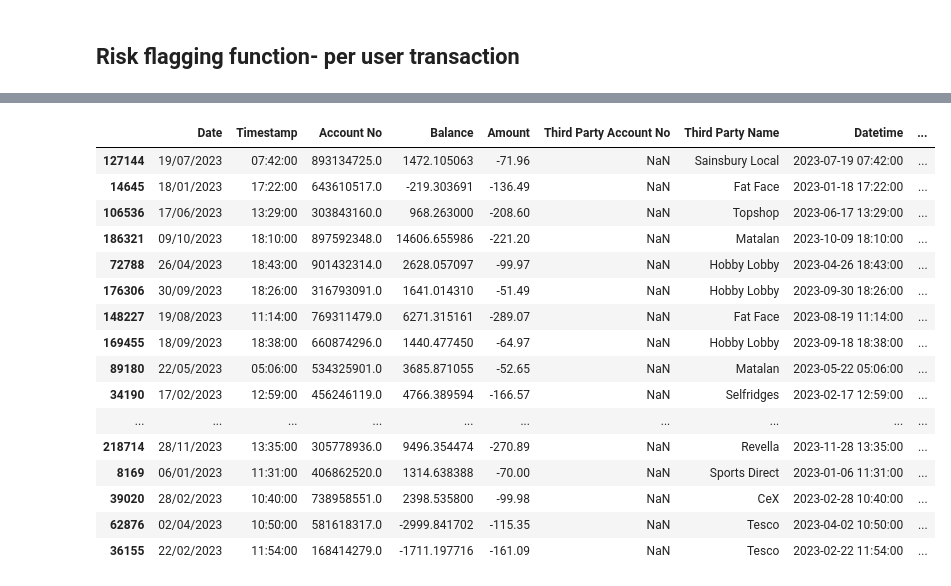
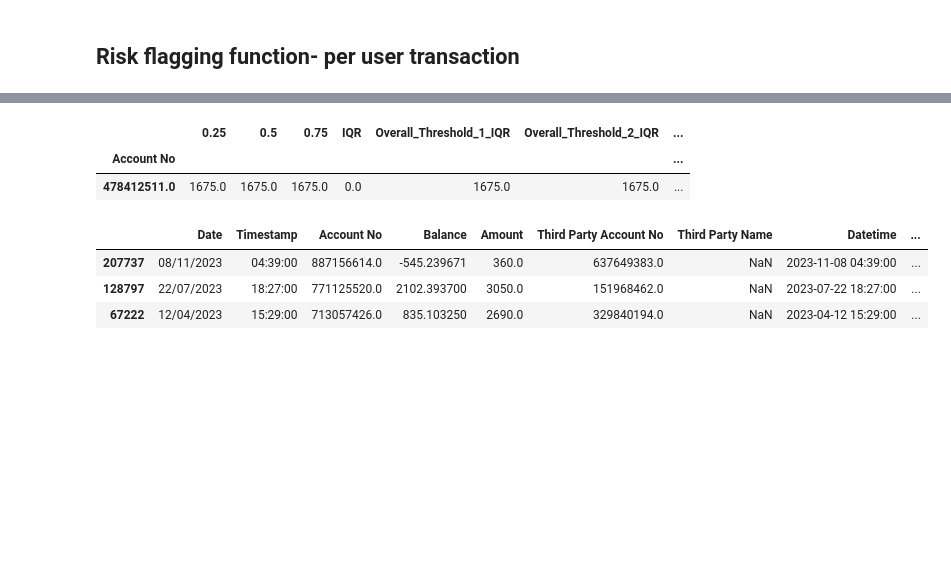
Before and after one commit to UoB-DSMP-2023-24/dsmp-2024-group27, a Jupyter notebook: AnomalyDetection/AnomalyDetection-Dataset2-iteratation.ipynb, the cells around one changed output, grey strips where cells are left out. Drawn from its saved outputs; the diff is of its cells as text; code cells hidden in the pictures; blank space fills up the shorter version.

Commit message:
made some more changes to the anomaly detection model

```diff
--- a/AnomalyDetection/AnomalyDetection-Dataset2-iteratation.ipynb
+++ b/AnomalyDetection/AnomalyDetection-Dataset2-iteratation.ipynb
@@ -242,0 +313,31 @@ anomaly_detection_by_expenditures_df
+# %%
+thresholds_1 = payments_training_df.dropna(subset=['Account No', 'Third Party Account No']).groupby(['Account No', 'Third Party Account No']).apply(lambda group: calculate_thresholds(group, 1.5)).reset_index(name='Threshold_1')
+thresholds_structured_1 = thresholds_1.groupby('Account No').apply(lambda x: dict(zip(x['Third Party Account No'], x['Threshold_1']))).to_dict()
+
+# For Threshold 2 (3 * IQR)
+thresholds_2 = payments_training_df.dropna(subset=['Account No', 'Third Party Account No']).groupby(['Account No', 'Third Party Account No']).apply(lambda group: calculate_thresholds(group, 3)).reset_index(name='Threshold_2')
+thresholds_structured_2 = thresholds_2.groupby('Account No').apply(lambda x: dict(zip(x['Third Party Account No'], x['Threshold_2']))).to_dict()
+
+# For Threshold 3 (5 * IQR)
+thresholds_3 = payments_training_df.dropna(subset=['Account No', 'Third Party Account No']).groupby(['Account No', 'Third Party Account No']).apply(lambda group: calculate_thresholds(group, 5)).reset_index(name='Threshold_3')
+thresholds_structured_3 = thresholds_3.groupby('Account No').apply(lambda x: dict(zip(x['Third Party Account No'], x['Threshold_3']))).to_dict()
+
+anomaly_detection_by_payments_df['Third_Party_Account_Threshold_1'] = anomaly_detection_by_payments_df.index.map(lambda x: thresholds_structured_1.get(x, np.nan))
+anomaly_detection_by_payments_df['Third_Party_Account_Threshold_2'] = anomaly_detection_by_payments_df.index.map(lambda x: thresholds_structured_2.get(x, np.nan))
+anomaly_detection_by_payments_df['Third_Party_Account_Threshold_3'] = anomaly_detection_by_payments_df.index.map(lambda x: thresholds_structured_3.get(x, np.nan))
+# %%
+# For Threshold 1 (1.5 * IQR)
+thresholds_1 = payments_training_df.dropna(subset=['Account No', 'Third Party Name']).groupby(['Account No', 'Third Party Name']).apply(lambda group: calculate_thresholds(group, 1.5)).reset_index(name='Threshold_1')
+thresholds_structured_1 = thresholds_1.groupby('Account No').apply(lambda x: dict(zip(x['Third Party Name'], x['Threshold_1']))).to_dict()
+
+# For Threshold 2 (3 * IQR)
+thresholds_2 = payments_training_df.dropna(subset=['Account No', 'Third Party Name']).groupby(['Account No', 'Third Party Name']).apply(lambda group: calculate_thresholds(group, 3)).reset_index(name='Threshold_2')
+thresholds_structured_2 = thresholds_2.groupby('Account No').apply(lambda x: dict(zip(x['Third Party Name'], x['Threshold_2']))).to_dict()
+
+# For Threshold 3 (5 * IQR)
+thresholds_3 = payments_training_df.dropna(subset=['Account No', 'Third Party Name']).groupby(['Account No', 'Third Party Name']).apply(lambda group: calculate_thresholds(group, 5)).reset_index(name='Threshold_3')
+thresholds_structured_3 = thresholds_3.groupby('Account No').apply(lambda x: dict(zip(x['Third Party Name'], x['Threshold_3']))).to_dict()
+
+anomaly_detection_by_payments_df['Business_Threshold_1'] = anomaly_detection_by_payments_df.index.map(lambda x: thresholds_structured_1.get(x, np.nan))
+anomaly_detection_by_payments_df['Business_Threshold_2'] = anomaly_detection_by_payments_df.index.map(lambda x: thresholds_structured_2.get(x, np.nan))
+anomaly_detection_by_payments_df['Business_Threshold_3'] = anomaly_detection_by_payments_df.index.map(lambda x: thresholds_structured_3.get(x, np.nan))
@@ -242,0 +393,6 @@ anomaly_detection_by_expenditures_df
+# %%
+# Extracting keys from 'transfer_to_accounts_threshold_1_IQR' to create 'user_user_interaction'
+anomaly_detection_by_payments_df['user_user_interaction'] = anomaly_detection_by_payments_df['Third_Party_Account_Threshold_1'].apply(lambda x: list(x.keys()) if isinstance(x, dict) else None)
+
+# Extracting keys from 'industry_threshold_1_IQR' to create 'user_industry_interaction'
+anomaly_detection_by_payments_df['user_business_interaction'] = anomaly_detection_by_payments_df['Business_Threshold_1'].apply(lambda x: list(x.keys()) if isinstance(x, dict) else None)
@@ -389,21 +564,15 @@ low_risk_transactions
+# %%
+account = anomaly_detection_by_payments_df[anomaly_detection_by_payments_df.index == 478412511.0]
+account
+# %% [output]
+|  | 0.25 | 0.5 | 0.75 | IQR | Overall_Threshold_1_IQR | Overall_Threshold_2_IQR | ... |
+| Account No |  |  |  |  |  |  | ... |
+| 478412511.0 | 1675.0 | 1675.0 | 1675.0 | 0.0 | 1675.0 | 1675.0 | ... |
 # %%
-medium_risk_transactions.head(50)
+medium_risk_transactions
 # %% [output]
 |  | Date | Timestamp | Account No | Balance | Amount | Third Party Account No | Third Party Name | Datetime | ... |
-| 127144 | 19/07/2023 | 07:42:00 | 893134725.0 | 1472.105063 | -71.96 | NaN | Sainsbury Local | 2023-07-19 07:42:00 | ... |
-| 14645 | 18/01/2023 | 17:22:00 | 643610517.0 | -219.303691 | -136.49 | NaN | Fat Face | 2023-01-18 17:22:00 | ... |
-| 106536 | 17/06/2023 | 13:29:00 | 303843160.0 | 968.263000 | -208.60 | NaN | Topshop | 2023-06-17 13:29:00 | ... |
-| 186321 | 09/10/2023 | 18:10:00 | 897592348.0 | 14606.655986 | -221.20 | NaN | Matalan | 2023-10-09 18:10:00 | ... |
-| 72788 | 26/04/2023 | 18:43:00 | 901432314.0 | 2628.057097 | -99.97 | NaN | Hobby Lobby | 2023-04-26 18:43:00 | ... |
-| 176306 | 30/09/2023 | 18:26:00 | 316793091.0 | 1641.014310 | -51.49 | NaN | Hobby Lobby | 2023-09-30 18:26:00 | ... |
-| 148227 | 19/08/2023 | 11:14:00 | 769311479.0 | 6271.315161 | -289.07 | NaN | Fat Face | 2023-08-19 11:14:00 | ... |
-| 169455 | 18/09/2023 | 18:38:00 | 660874296.0 | 1440.477450 | -64.97 | NaN | Hobby Lobby | 2023-09-18 18:38:00 | ... |
-| 89180 | 22/05/2023 | 05:06:00 | 534325901.0 | 3685.871055 | -52.65 | NaN | Matalan | 2023-05-22 05:06:00 | ... |
-| 34190 | 17/02/2023 | 12:59:00 | 456246119.0 | 4766.389594 | -166.57 | NaN | Selfridges | 2023-02-17 12:59:00 | ... |
-| ... | ... | ... | ... | ... | ... | ... | ... | ... | ... |
-| 218714 | 28/11/2023 | 13:35:00 | 305778936.0 | 9496.354474 | -270.89 | NaN | Revella | 2023-11-28 13:35:00 | ... |
-| 8169 | 06/01/2023 | 11:31:00 | 406862520.0 | 1314.638388 | -70.00 | NaN | Sports Direct | 2023-01-06 11:31:00 | ... |
-| 39020 | 28/02/2023 | 10:40:00 | 738958551.0 | 2398.535800 | -99.98 | NaN | CeX | 2023-02-28 10:40:00 | ... |
-| 62876 | 02/04/2023 | 10:50:00 | 581618317.0 | -2999.841702 | -115.35 | NaN | Tesco | 2023-04-02 10:50:00 | ... |
-| 36155 | 22/02/2023 | 11:54:00 | 168414279.0 | -1711.197716 | -161.09 | NaN | Tesco | 2023-02-22 11:54:00 | ... |
+| 207737 | 08/11/2023 | 04:39:00 | 887156614.0 | -545.239671 | 360.0 | 637649383.0 | NaN | 2023-11-08 04:39:00 | ... |
+| 128797 | 22/07/2023 | 18:27:00 | 771125520.0 | 2102.393700 | 3050.0 | 151968462.0 | NaN | 2023-07-22 18:27:00 | ... |
+| 67222 | 12/04/2023 | 15:29:00 | 713057426.0 | 835.103250 | 2690.0 | 329840194.0 | NaN | 2023-04-12 15:29:00 | ... |
 # %%
```
Also changed, not shown: parts of 31 cells of this notebook.
